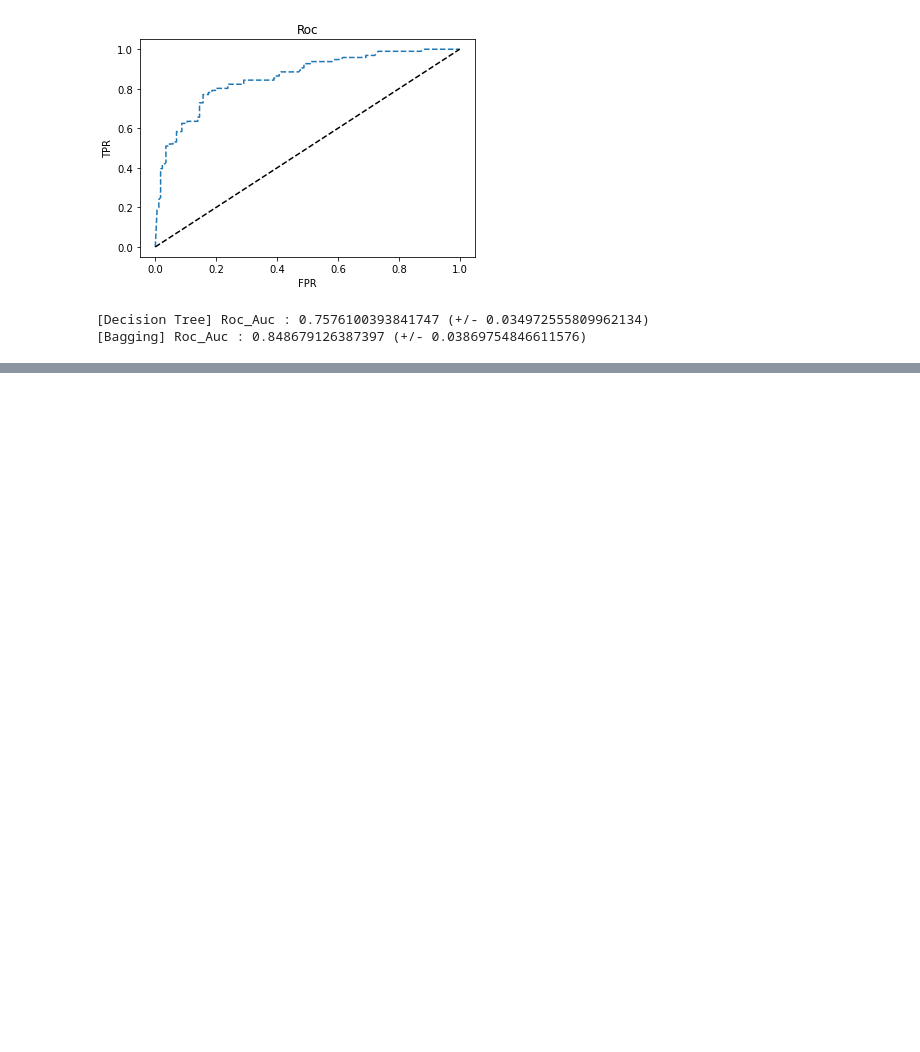
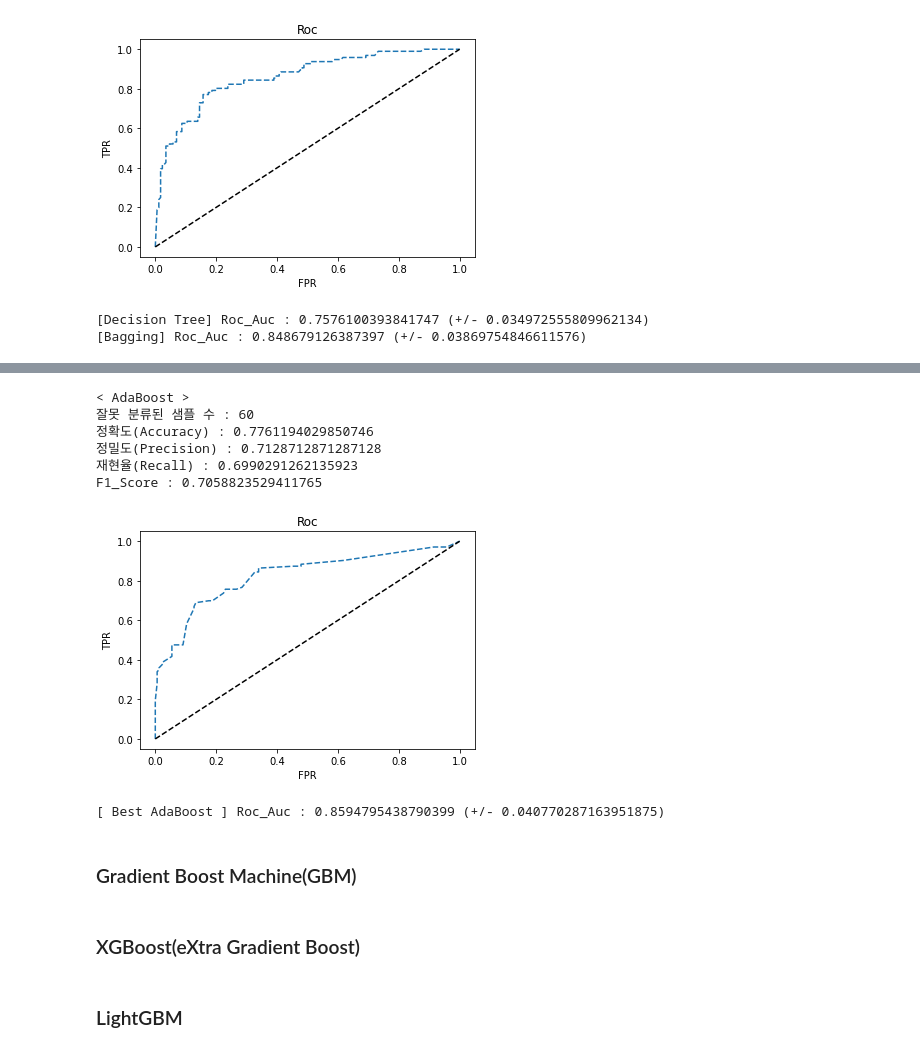
Before and after one commit to ksclown/How-to-use-GUI-in-Colab, a Jupyter notebook: [ML] Ensemble.ipynb, the cells around one changed output, grey strips where cells are left out. Saved outputs shown, nothing was run; the diff lists cells and outputs as text; code cells hidden in the pictures; blank space fills up the shorter version.

```diff
--- a/[ML] Ensemble.ipynb
+++ b/[ML] Ensemble.ipynb
@@ -593,0 +797,6 @@ Test  Set Score1 : 0.40508043615422573
+# %%
+# 모델 설계
+ada_model = AdaBoostClassifier(n_estimators=30, learning_rate=0.1, random_state=5)
+
+# 모델 학습
+ada_model.fit(X_train, Y_train)
@@ -593,0 +837,42 @@ Test  Set Score1 : 0.40508043615422573
+# %%
+# 직접 확인
+print("< AdaBoost >")
+print("잘못 분류된 샘플 수 : {}".format((y_pred != Y_test).sum()))
+print("정확도(Accuracy) : {}".format(accuracy_score(Y_test, y_pred)))
+print("정밀도(Precision) : {}".format(precision_score(y_true = Y_test, y_pred = y_pred)))
+print("재현율(Recall) : {}".format(recall_score(y_true = Y_test, y_pred = y_pred)))
+print("F1_Score : {}".format(f1_score(y_true = Y_test, y_pred = y_pred)))
+# %% [output]
+< AdaBoost >
+잘못 분류된 샘플 수 : 60
+정확도(Accuracy) : 0.7761194029850746
+정밀도(Precision) : 0.7128712871287128
+재현율(Recall) : 0.6990291262135923
+F1_Score : 0.7058823529411765
+# %%
+# Roc 곡선을 위한 변수 생성 #
+fpr, tpr, thresholds = roc_curve(Y_test, ada_model.predict_proba(X_test)[:, 1])
+
+# Roc 곡선 #
+plt.plot(fpr, tpr, "--")
+plt.plot([0, 1], [0, 1], "k--")
+plt.plot([fpr], [tpr], "r-", ms = 10)
+plt.xlabel("FPR")
+plt.ylabel("TPR")
+plt.title("Roc")
+plt.show()
+# %% [output]
+[figure, added]
+# %%
+# Roc 곡선의 Auc 값 계산 #
+auc_score = cross_val_score(estimator = ada_model, X = X_train, y = Y_train, cv = 5, scoring = "roc_auc")
+
+print("[ Best AdaBoost ] Roc_Auc : {} (+/- {})".format(auc_score.mean(), auc_score.std()))
+# %% [output]
+[ Best AdaBoost ] Roc_Auc : 0.8594795438790399 (+/- 0.040770287163951875)
+# %% [markdown]
+### Gradient Boost Machine(GBM)
+# %% [markdown]
+### XGBoost(eXtra Gradient Boost)
+# %% [markdown]
+### LightGBM
```
Also changed, not shown: parts of 30 cells of this notebook.
